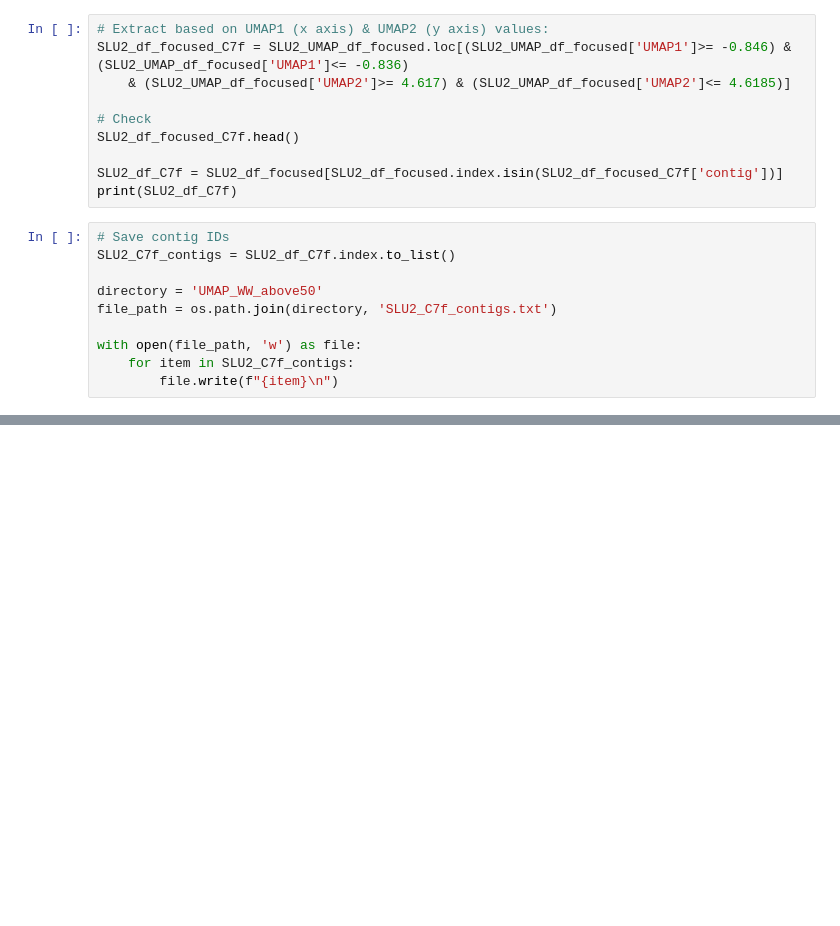
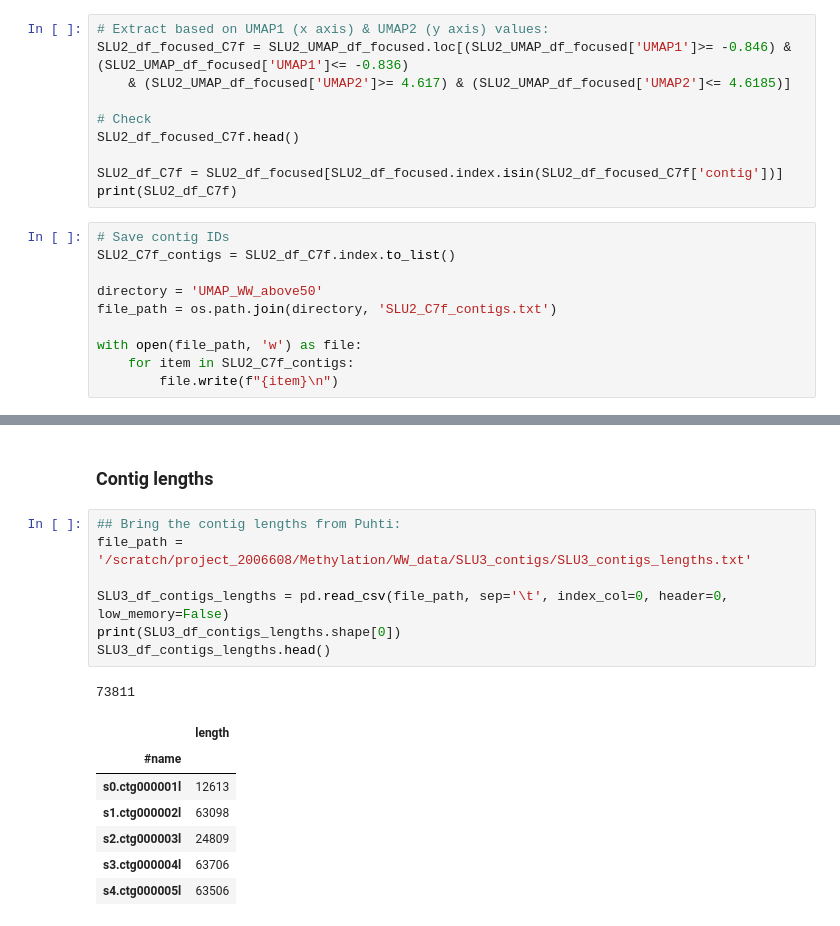
Before and after one commit to melinamarkkanen/Methylation, a Jupyter notebook: notebooks/UMAP_WW.ipynb, the cells around one changed output, grey strips where cells are left out. Cells and saved outputs as stored; diff of their text form; blank space fills up the shorter version.

```diff
--- a/notebooks/UMAP_WW.ipynb
+++ b/notebooks/UMAP_WW.ipynb
@@ -3526,0 +4780,18 @@ with open(file_path, 'w') as file:
+# %% [markdown]
+### Contig lengths
+# %%
+## Bring the contig lengths from Puhti:
+file_path = '/scratch/project_2006608/Methylation/WW_data/SLU3_contigs/SLU3_contigs_lengths.txt'
+
+SLU3_df_contigs_lengths = pd.read_csv(file_path, sep='\t', index_col=0, header=0, low_memory=False)
+print(SLU3_df_contigs_lengths.shape[0])
+SLU3_df_contigs_lengths.head()
+# %% [output]
+73811
+|  | length |
+| #name |  |
+| s0.ctg000001l | 12613 |
+| s1.ctg000002l | 63098 |
+| s2.ctg000003l | 24809 |
+| s3.ctg000004l | 63706 |
+| s4.ctg000005l | 63506 |
```
Also changed, not shown: parts of 211 cells of this notebook.
